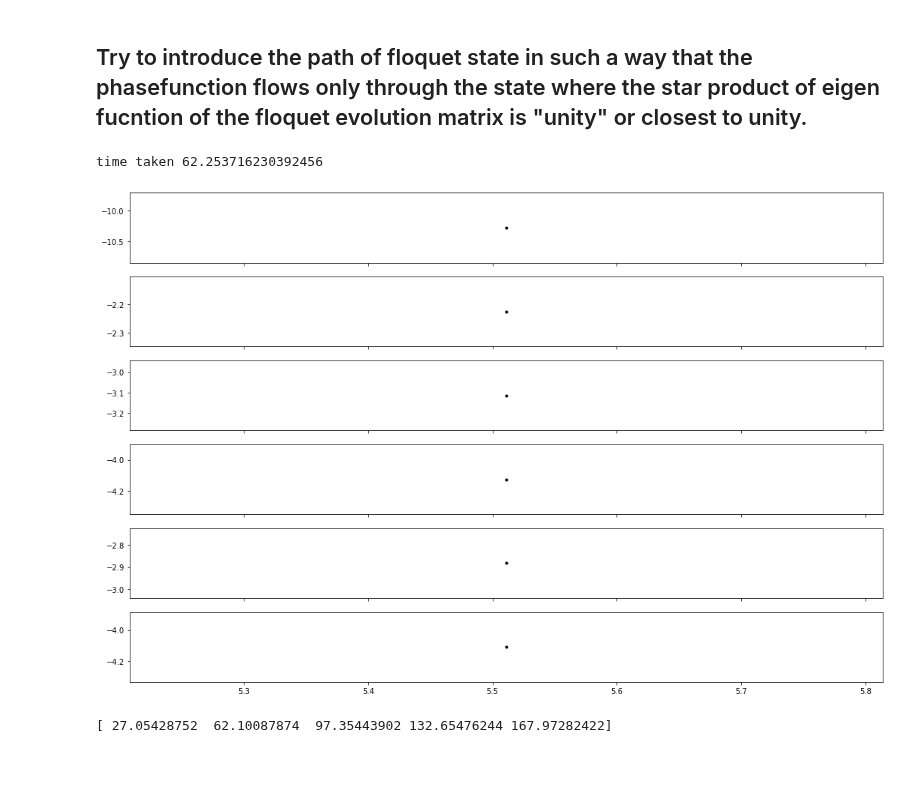
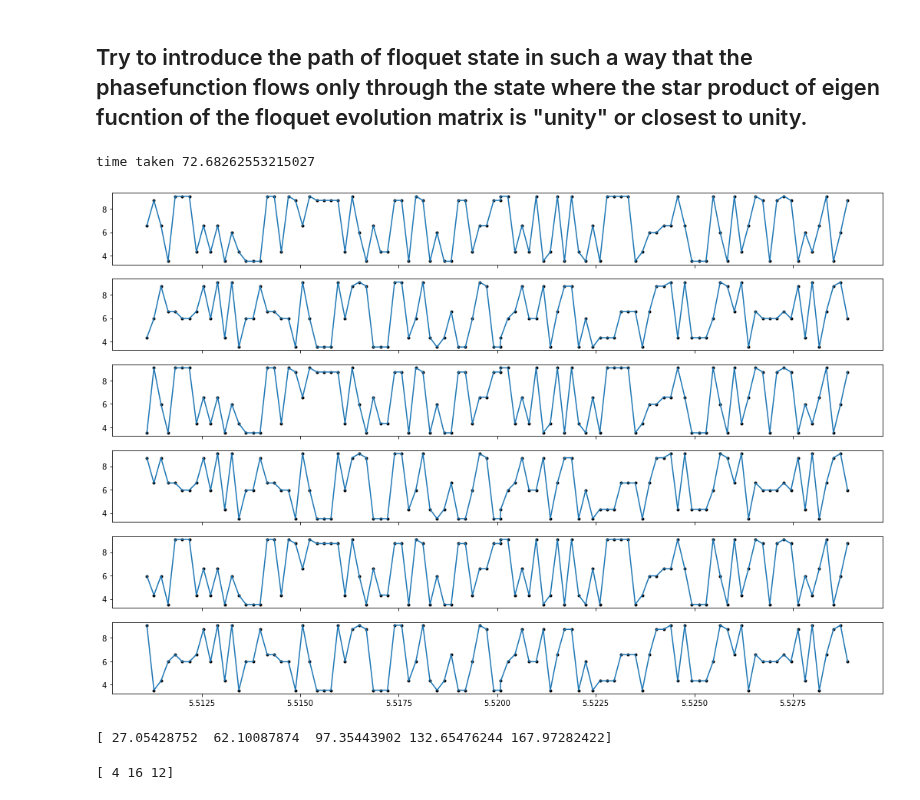
Before and after one commit to SuperStarCZ/floquet_theory, a Jupyter notebook: floquet_mfd__specific_path.ipynb, the cells around one changed output. Saved outputs shown, nothing was run; the diff lists cells and outputs as text; code cells hidden in the pictures; blank space fills up the shorter version.

```diff
--- a/floquet_mfd__specific_path.ipynb
+++ b/floquet_mfd__specific_path.ipynb
@@ -716,7 +716,7 @@ start = time.time()
 N = 6
 h0 = 0.1
 tsteps = 100                        # number of increment in time
-hsteps = 2000                        # number of increment in h
+hsteps = 1000                        # number of increment in h
 hss = np.linspace(62.0,62.2,tsteps)
 hbssl = 62.10087874
 hs = np.sort(np.hstack((hss,hbssl)))
@@ -778,7 +778,7 @@ def floq_func(psi0,t,h,h0,w,cosp):
     drive = h0  + h * np.cos(w * t)
     jac = np.zeros(N) + 1j * np.zeros(N)
     for iii in qs:
-        jacc =(-1j) * N * (-2.0 * iii * iii - drive * np.sqrt(1.0 - 4.0 * iii * iii) * cosp)
+        jacc =(-1j) * N * (np.dot(-2.0 * iii * iii, psi0) - np.dot(drive * np.sqrt(1.0 - 4.0 * iii * iii) , cosp))
         jac = jac + jacc
     return jac
 
@@ -818,8 +818,8 @@ if __name__ == '__main__':
             psi_t = odeintw(floq_func,psi0,t,args=(h,h0,w,cosp))
             floqEvolution_mat[mm] = psi_t[tsteps-1]
 
-        evals, evecs = eig(floqEvolution_mat)
-        evecs = np.asarray(list(map(lambda x :x/np.linalg.norm(x),evecs)))
+        evals, evecs0 = eig(floqEvolution_mat)
+        evecs = np.asarray(list(map(lambda x :x/np.linalg.norm(x),evecs0)))
         phasefunc = (1j * np.log(evals[nn]))/T
         evecs_path = evecs[nn]
         phasefunc_path.append(phasefunc.real)
@@ -828,36 +828,36 @@ if __name__ == '__main__':
         # calculate for rest of the "h"
         for cc, h in enumerate(hs[1:len(hs)]):
             floqEvolution_mat = np.zeros((N,N)) + 1j * np.zeros((N,N))
             for mm in np.arange(N):
                 psi0 = periodic_psi[mm]
                 cosp = cospsi[mm]
                 psi_t = odeintw(floq_func,psi0,t,args=(h,h0,w,cosp))
                 floqEvolution_mat[mm] = psi_t[tsteps-1]
             evals, evecs = eig(floqEvolution_mat)
             evecs = np.asarray(list(map(lambda x :x/np.linalg.norm(x),evecs)))
             prob = np.asarray(list(map(lambda x:np.dot(np.conjugate(evecs_path).T,x),evecs)))
             for i,pr in enumerate(prob):
-                if (pr.real == 1.0):
+                if (pr.real ==np.max(prob.real)):
                     pp = i
                     evecs_path = evecs[pp]
                     phasefunc = (1j * np.log(evals[pp]))/T
                     phasefunc_path.append(phasefunc.real)
                     ww.append(h)
                     break
 
         axs[nn].plot(4*np.sort(np.asarray(ww))/w,phasefunc_path,label = labelname)
         axs[nn].scatter(4*np.sort(np.asarray(ww))/w,phasefunc_path,color='black', marker='.')
         phasefunc_path,ww = [],[]
         #plt.plot(4*np.sort(np.asarray(ww))/w,phasefunc_path,label = labelname)
         #plt.scatter(4*np.sort(np.asarray(ww))/w,phasefunc_path,label = labelname)
         #plt.scatter(4*hs/w,phasefunc_path,color='black', marker='.')
     #plt.grid()
     print('time taken',time.time()-start)
     #plt.savefig('n10_mfd_floquet.jpeg',dpi=500)
     #plt.show()
 # %% [output]
-time taken 62.253716230392456
+time taken 72.68262553215027
-[figure, old version]
+[figure, new version]
 # %%
 # range of h
 
@@ -868,3 +868,8 @@ h = bessel_roots * omega/4
 print(h)
 # %% [output]
 [ 27.05428752  62.10087874  97.35443902 132.65476244 167.97282422]
+# %%
+a = np.array([1,4,3])
+print(np.dot(4,a))
+# %% [output]
+[ 4 16 12]
```
Also changed, not shown: parts of 2 cells of this notebook.
